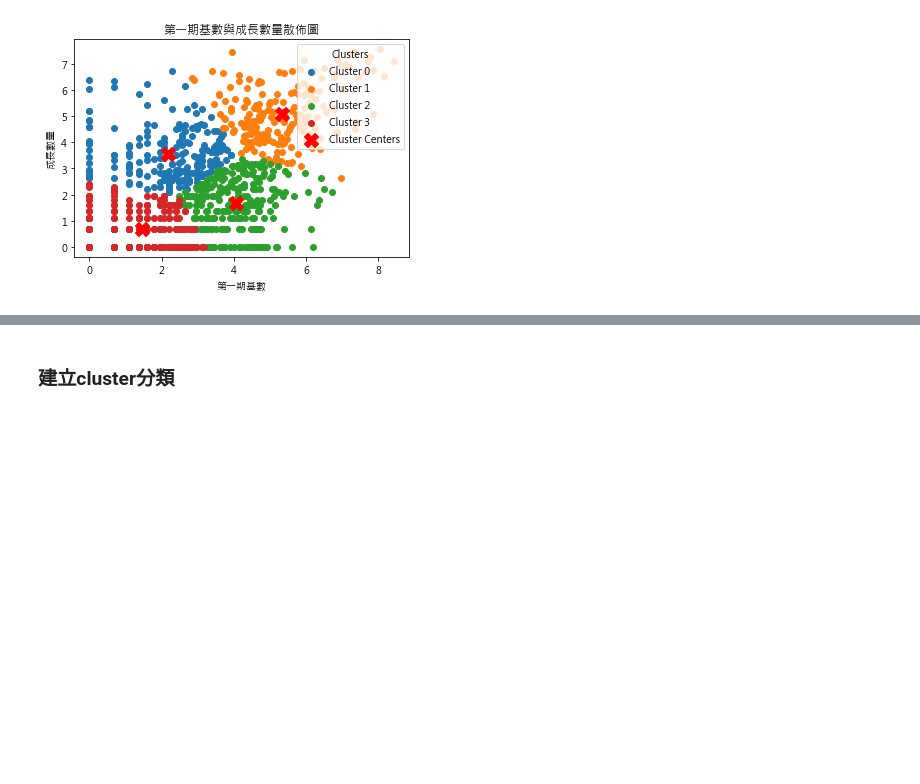
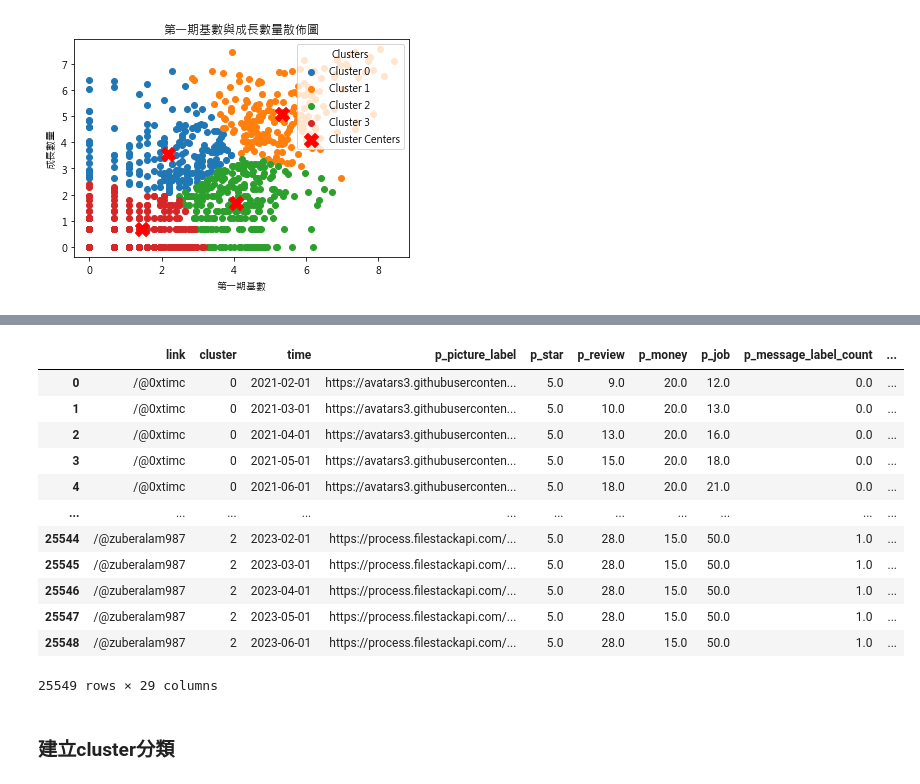
Before and after one commit to o78908/thesis, a Jupyter notebook: codementorCluster.ipynb, the cells around one changed output, grey strips where cells are left out. Cells and saved outputs as stored; diff of their text form; code cells hidden in the pictures; blank space fills up the shorter version.

```diff
--- a/codementorCluster.ipynb
+++ b/codementorCluster.ipynb
@@ -430,0 +579,36 @@ diff_df.to_csv(r"C:\Users\Modern 14\Desktop\codementorAll\test\20240603\diff_df2
+# %%
+import matplotlib.pyplot as plt
+from sklearn.cluster import KMeans
+import numpy as np
+
+diff_df['p_job_diff'] = np.where(diff_df['p_job_diff'] <= 0, np.nan, diff_df['p_job_diff'])
+# 对 'p_job_first' 列取对数，NaN 将被保留为 NaN
+diff_df['log_p_job_diff'] = np.log(diff_df['p_job_diff'])
+
+# 对 'p_job_first' 列取对数
+diff_df['log_p_job_first'] = np.log(diff_df['p_job_first'])
+
+plt.rcParams['font.sans-serif'] = ['Microsoft JhengHei']
+plt.rcParams['axes.unicode_minus'] = False
+
+# 选取特征
+selected_features = ['log_p_job_first','log_p_job_diff']
+diff_df.dropna(inplace=True)
+# K-means聚类分析
+kmeans = KMeans(n_clusters=4, random_state=42)
+diff_df['cluster'] = kmeans.fit_predict(diff_df[selected_features])
+
+# 绘制散点图
+centers = kmeans.cluster_centers_
+for cluster_label in range(4):
+    cluster_data = diff_df[diff_df['cluster'] == cluster_label]
+    plt.scatter(cluster_data['log_p_job_first'], cluster_data['log_p_job_diff'], label=f'Cluster {cluster_label}')
+
+plt.scatter(kmeans.cluster_centers_[:, 0], kmeans.cluster_centers_[:, 1], c='red', marker='X', s=200, label='Cluster Centers')
+
+plt.xlabel('第一期基數')
+plt.ylabel('成長數量')
+
+plt.title('第一期基數與成長數量散佈圖')
+plt.legend(title='Clusters', loc='upper right')
+plt.show()
@@ -430,0 +633,17 @@ diff_df.to_csv(r"C:\Users\Modern 14\Desktop\codementorAll\test\20240603\diff_df2
+# %%
+result_df = pd.merge(diff_df[['link', 'cluster']], df, on='link', how='left')
+result_df
+# %% [output]
+|  | link | cluster | time | p_picture_label | p_star | p_review | p_money | p_job | p_message_label_count | ... |
+| 0 | /@0xtimc | 0 | 2021-02-01 | https://avatars3.githubuserconten... | 5.0 | 9.0 | 20.0 | 12.0 | 0.0 | ... |
+| 1 | /@0xtimc | 0 | 2021-03-01 | https://avatars3.githubuserconten... | 5.0 | 10.0 | 20.0 | 13.0 | 0.0 | ... |
+| 2 | /@0xtimc | 0 | 2021-04-01 | https://avatars3.githubuserconten... | 5.0 | 13.0 | 20.0 | 16.0 | 0.0 | ... |
+| 3 | /@0xtimc | 0 | 2021-05-01 | https://avatars3.githubuserconten... | 5.0 | 15.0 | 20.0 | 18.0 | 0.0 | ... |
+| 4 | /@0xtimc | 0 | 2021-06-01 | https://avatars3.githubuserconten... | 5.0 | 18.0 | 20.0 | 21.0 | 0.0 | ... |
+| ... | ... | ... | ... | ... | ... | ... | ... | ... | ... | ... |
+| 25544 | /@zuberalam987 | 2 | 2023-02-01 | https://process.filestackapi.com/... | 5.0 | 28.0 | 15.0 | 50.0 | 1.0 | ... |
+| 25545 | /@zuberalam987 | 2 | 2023-03-01 | https://process.filestackapi.com/... | 5.0 | 28.0 | 15.0 | 50.0 | 1.0 | ... |
+| 25546 | /@zuberalam987 | 2 | 2023-04-01 | https://process.filestackapi.com/... | 5.0 | 28.0 | 15.0 | 50.0 | 1.0 | ... |
+| 25547 | /@zuberalam987 | 2 | 2023-05-01 | https://process.filestackapi.com/... | 5.0 | 28.0 | 15.0 | 50.0 | 1.0 | ... |
+| 25548 | /@zuberalam987 | 2 | 2023-06-01 | https://process.filestackapi.com/... | 5.0 | 28.0 | 15.0 | 50.0 | 1.0 | ... |
+25549 rows × 29 columns
```
Also changed, not shown: parts of 11 cells of this notebook.
